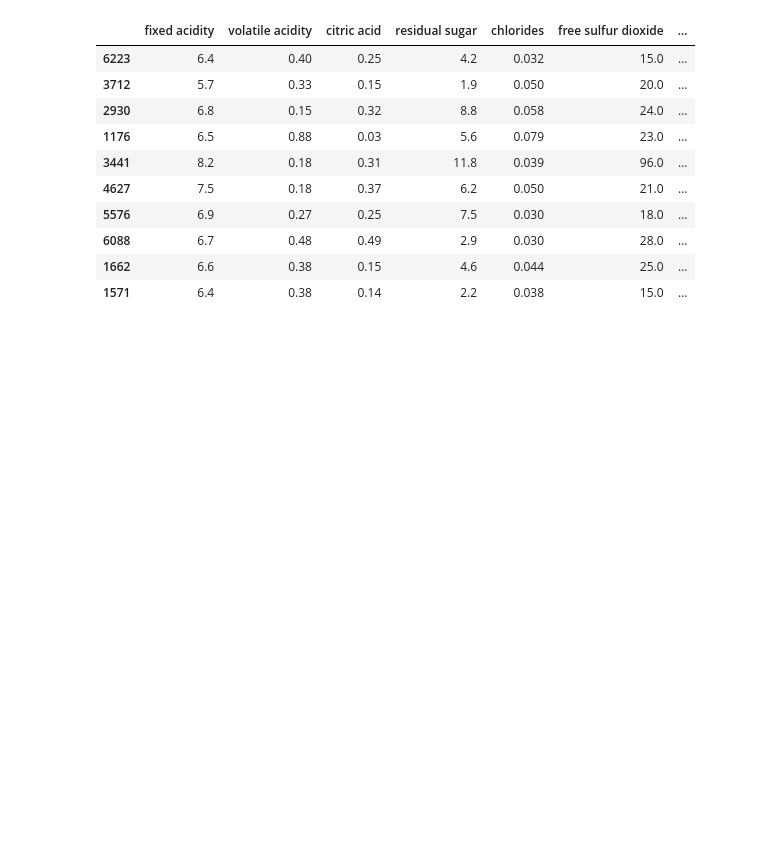
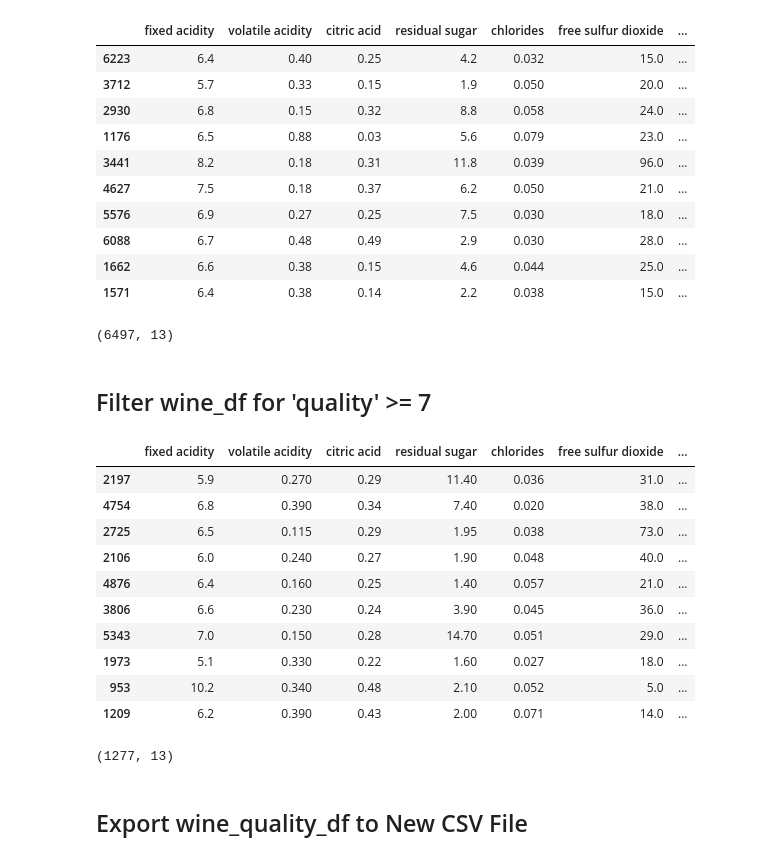
Before and after one commit to t-nicole13/Wine_Store_DB, a Jupyter notebook: Wine_Analysis.ipynb, the cells around one changed output. Cells and saved outputs as stored; diff of their text form; code cells hidden in the pictures; blank space fills up the shorter version.

Commit message:
created filtered df

```diff
--- a/Wine_Analysis.ipynb
+++ b/Wine_Analysis.ipynb
@@ -165,3 +165,30 @@ wine_df.sample(10)
 | 6088 | 6.7 | 0.48 | 0.49 | 2.9 | 0.030 | 28.0 | ... |
 | 1662 | 6.6 | 0.38 | 0.15 | 4.6 | 0.044 | 25.0 | ... |
 | 1571 | 6.4 | 0.38 | 0.14 | 2.2 | 0.038 | 15.0 | ... |
+# %%
+wine_df.shape
+# %% [output]
+(6497, 13)
+# %% [markdown]
+## Filter wine_df for 'quality' >= 7
+# %%
+wine_quality_df = wine_df[wine_df['quality'] >= 7]
+wine_quality_df.sample(10)
+# %% [output]
+|  | fixed acidity | volatile acidity | citric acid | residual sugar | chlorides | free sulfur dioxide | ... |
+| 2197 | 5.9 | 0.270 | 0.29 | 11.40 | 0.036 | 31.0 | ... |
+| 4754 | 6.8 | 0.390 | 0.34 | 7.40 | 0.020 | 38.0 | ... |
+| 2725 | 6.5 | 0.115 | 0.29 | 1.95 | 0.038 | 73.0 | ... |
+| 2106 | 6.0 | 0.240 | 0.27 | 1.90 | 0.048 | 40.0 | ... |
+| 4876 | 6.4 | 0.160 | 0.25 | 1.40 | 0.057 | 21.0 | ... |
+| 3806 | 6.6 | 0.230 | 0.24 | 3.90 | 0.045 | 36.0 | ... |
+| 5343 | 7.0 | 0.150 | 0.28 | 14.70 | 0.051 | 29.0 | ... |
+| 1973 | 5.1 | 0.330 | 0.22 | 1.60 | 0.027 | 18.0 | ... |
+| 953 | 10.2 | 0.340 | 0.48 | 2.10 | 0.052 | 5.0 | ... |
+| 1209 | 6.2 | 0.390 | 0.43 | 2.00 | 0.071 | 14.0 | ... |
+# %%
+wine_quality_df.shape
+# %% [output]
+(1277, 13)
+# %% [markdown]
+## Export wine_quality_df to New CSV File
```
Also changed, not shown: parts of 2 cells of this notebook, 1 other file.
